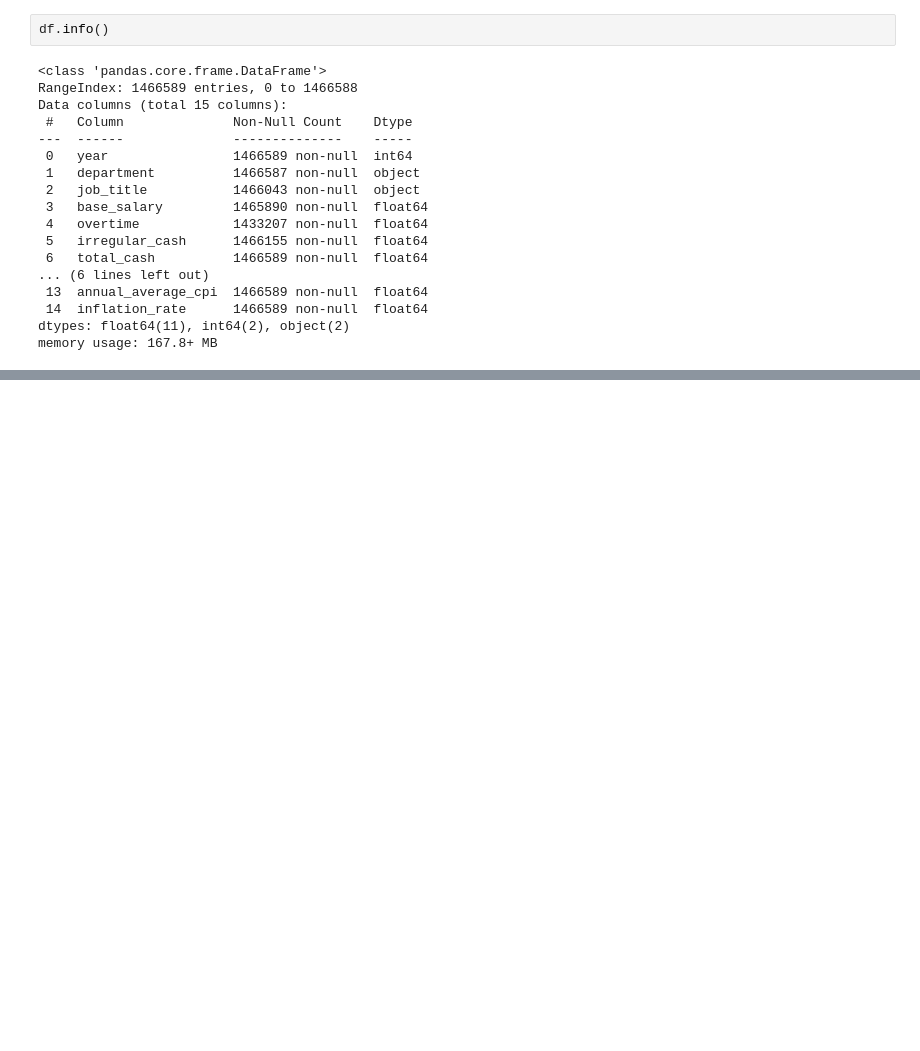
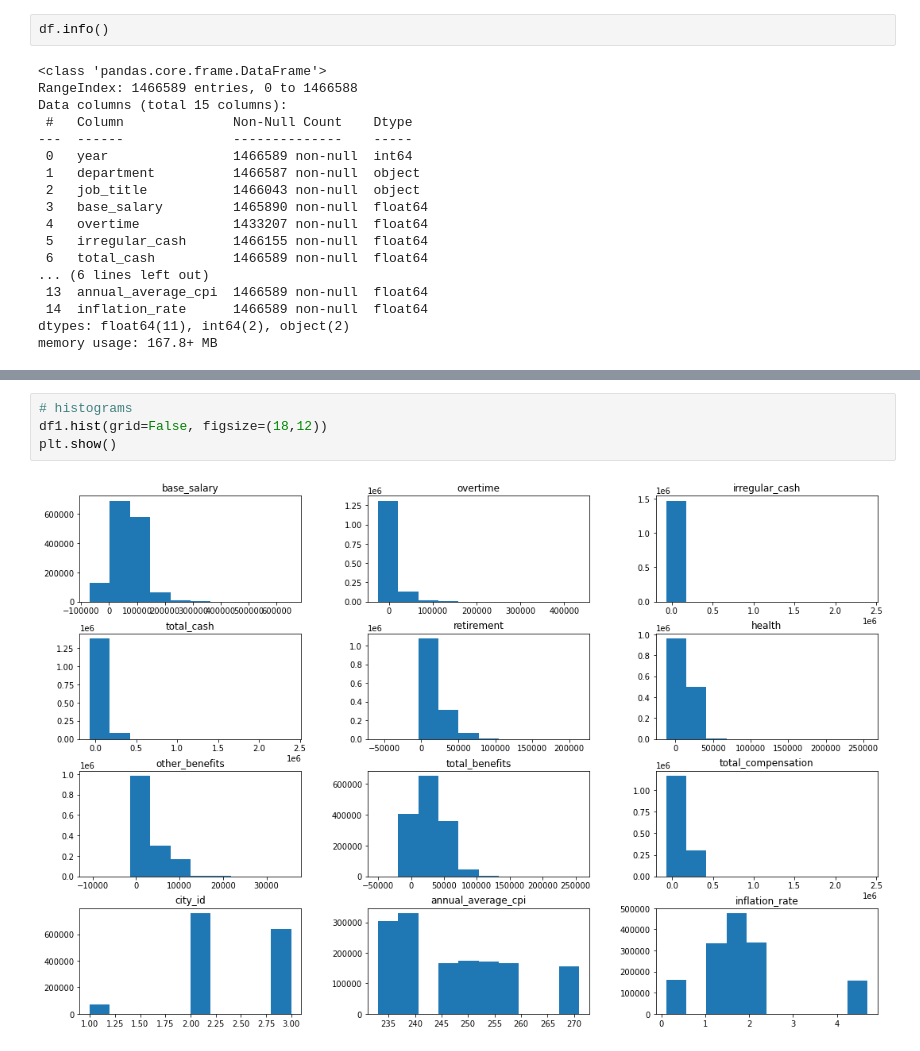
Before and after one commit to unpham/ads-508-project, a Jupyter notebook: eda.ipynb, the cells around one changed output, grey strips where cells are left out. Drawn from its saved outputs; the diff is of its cells as text; blank space fills up the shorter version.

```diff
--- a/eda.ipynb
+++ b/eda.ipynb
@@ -26,0 +597,6 @@ memory usage: 167.8+ MB
+# %%
+# histograms
+df1.hist(grid=False, figsize=(18,12))
+plt.show()
+# %% [output]
+[figure, added]
```
Also changed, not shown: parts of 11 cells of this notebook.
